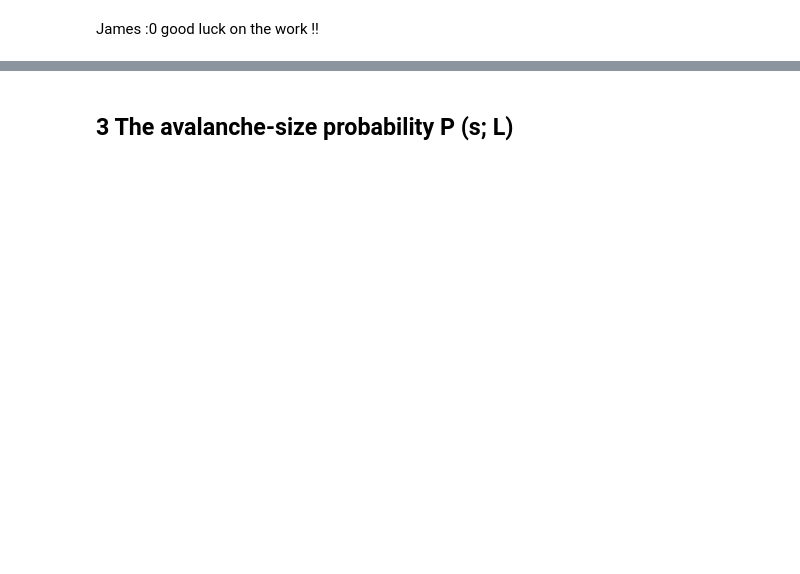
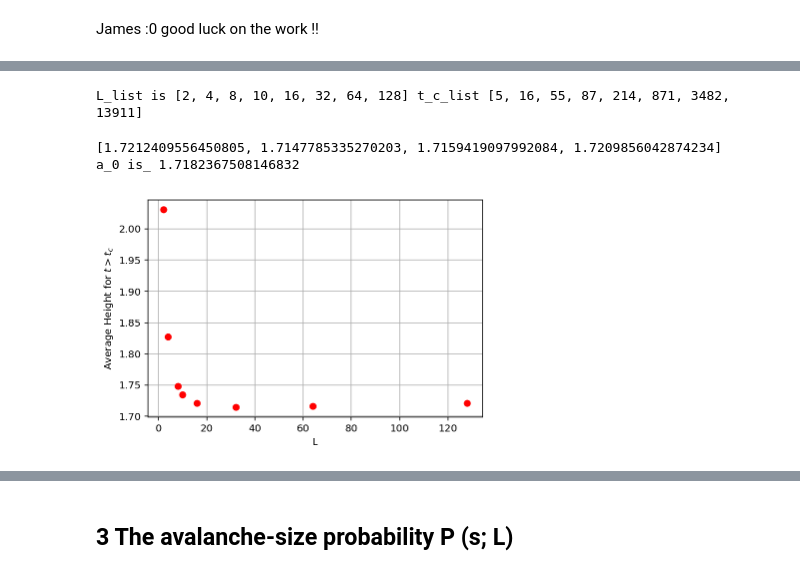
Before and after one commit to yooxiang/Complexity_Oslo, a Jupyter notebook: Self-Organised_Critical_Model.ipynb, the cells around one changed output, grey strips where cells are left out. Cells and saved outputs as stored; diff of their text form; code cells hidden in the pictures; blank space fills up the shorter version.

```diff
--- a/Self-Organised_Critical_Model.ipynb
+++ b/Self-Organised_Critical_Model.ipynb
@@ -210,0 +380,28 @@ James :0 good luck on the work !!
+# %%
+L_list = [2,4,8,10,16,32,64,128]
+p = 0.5
+n = 100000
+n_average = 10
+
+t_c_list = oslo_t_average_list(L_list,p,n,n_average)
+heights = Oslo_height_list_t_c(L_list,p,n,n_average,t_c_list)
+# %% [output]
+L_list is [2, 4, 8, 10, 16, 32, 64, 128] t_c_list [5, 16, 55, 87, 214, 871, 3482, 13911]
+# %%
+plt.plot(L_list,heights/sp.array(L_list), 'ro')
+plt.xlabel("L")
+plt.ylabel("Average Height for $t>t_c$")
+plt.grid()
+
+a = []
+for i in range(4,len(L_list)):
+    a.append(heights[i]/L_list[i])
+
+print(a)
+avg_a = sp.average(a)
+
+print(r"a_0 is_", avg_a)
+# %% [output]
+[1.7212409556450805, 1.7147785335270203, 1.7159419097992084, 1.7209856042874234]
+a_0 is_ 1.7182367508146832
+[figure, added]
```
Also changed, not shown: parts of 28 cells of this notebook.
